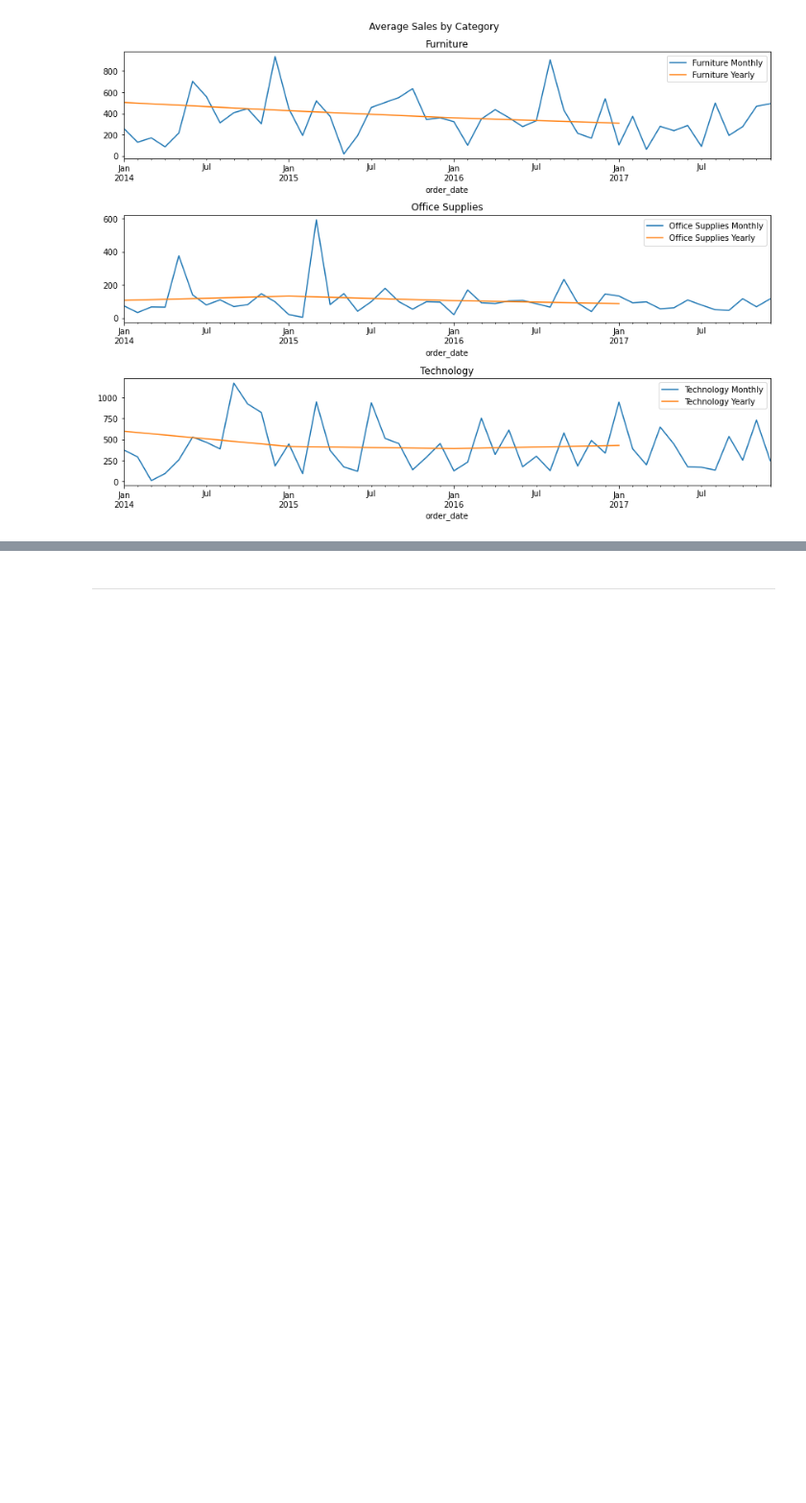
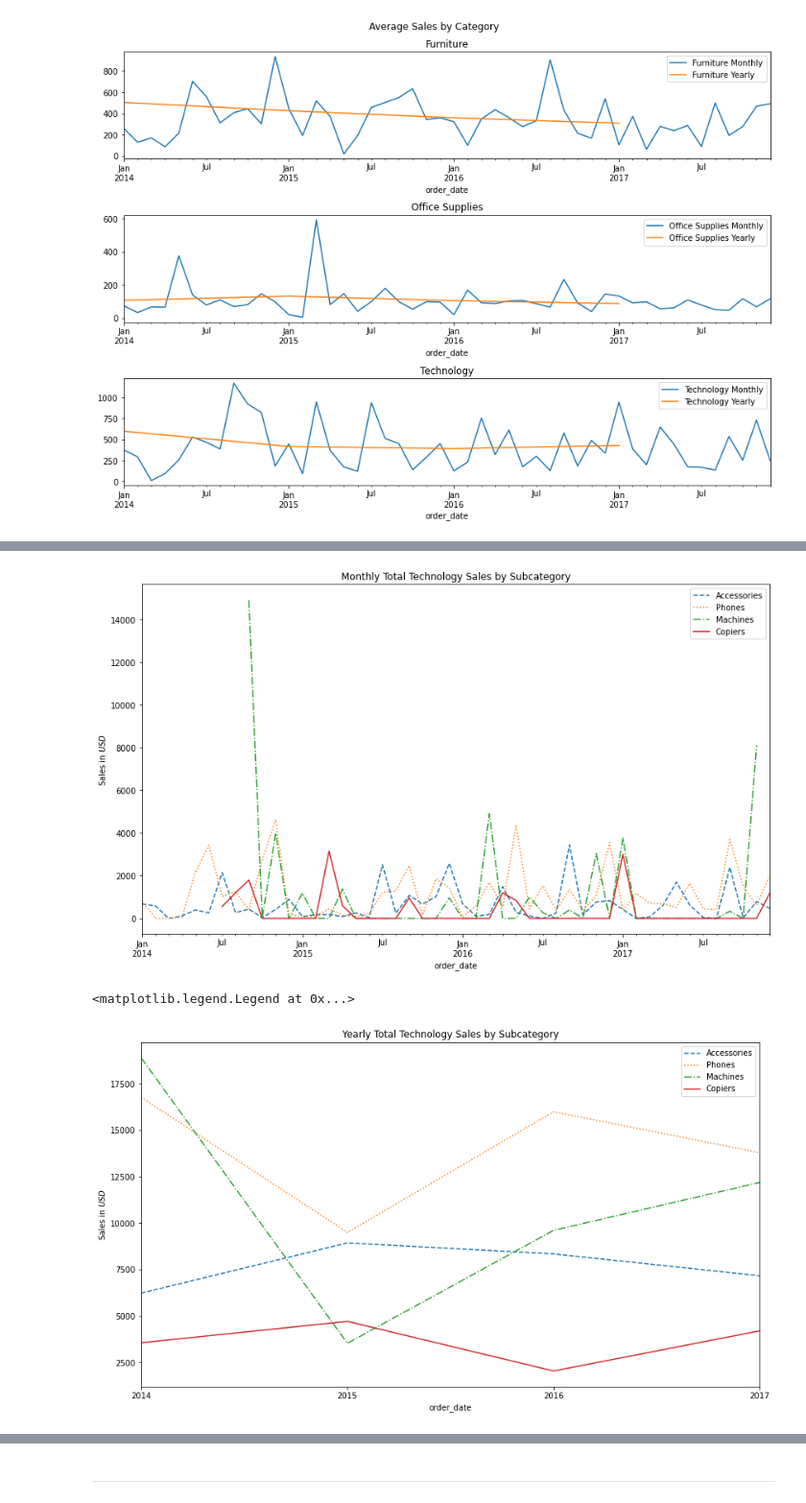
Before and after one commit to ns-tn-time-series-project/time-series-project, a Jupyter notebook: final_report_time_series_project.ipynb, the cells around one changed output, grey strips where cells are left out. Shown at 96% size. Drawn from its saved outputs; the diff is of its cells as text; code cells hidden in the pictures; blank space fills up the shorter version.

```diff
--- a/final_report_time_series_project.ipynb
+++ b/final_report_time_series_project.ipynb
@@ -112,0 +201,24 @@ plt.tight_layout()
+# %%
+plt.figure(figsize=(14,8))
+tech[tech.sub_cat == 'Accessories'].resample('M').sales.sum().plot(label='Accessories', ls='--')
+tech[tech.sub_cat == 'Phones'].resample('M').sales.sum().plot(label='Phones', ls=':')
+tech[tech.sub_cat == 'Machines'].resample('M').sales.sum().plot(label='Machines', ls='-.')
+tech[tech.sub_cat == 'Copiers'].resample('M').sales.sum().plot(label='Copiers')
+plt.ylabel('Sales in $USD$')
+plt.title('Monthly Total Technology Sales by Subcategory')
+plt.legend()
+
+plt.show()
+
+plt.figure(figsize=(14,8))
+tech[tech.sub_cat == 'Accessories'].resample('Y').sales.sum().plot(label='Accessories', ls='--')
+tech[tech.sub_cat == 'Phones'].resample('Y').sales.sum().plot(label='Phones', ls=':')
+tech[tech.sub_cat == 'Machines'].resample('Y').sales.sum().plot(label='Machines', ls='-.')
+tech[tech.sub_cat == 'Copiers'].resample('Y').sales.sum().plot(label='Copiers')
+plt.ylabel('Sales in $USD$')
+plt.title('Yearly Total Technology Sales by Subcategory')
+plt.legend()
+# %% [output]
+[figure, added]
+<matplotlib.legend.Legend at 0x...>
+[figure, added]
```
Also changed, not shown: parts of 21 cells of this notebook.
